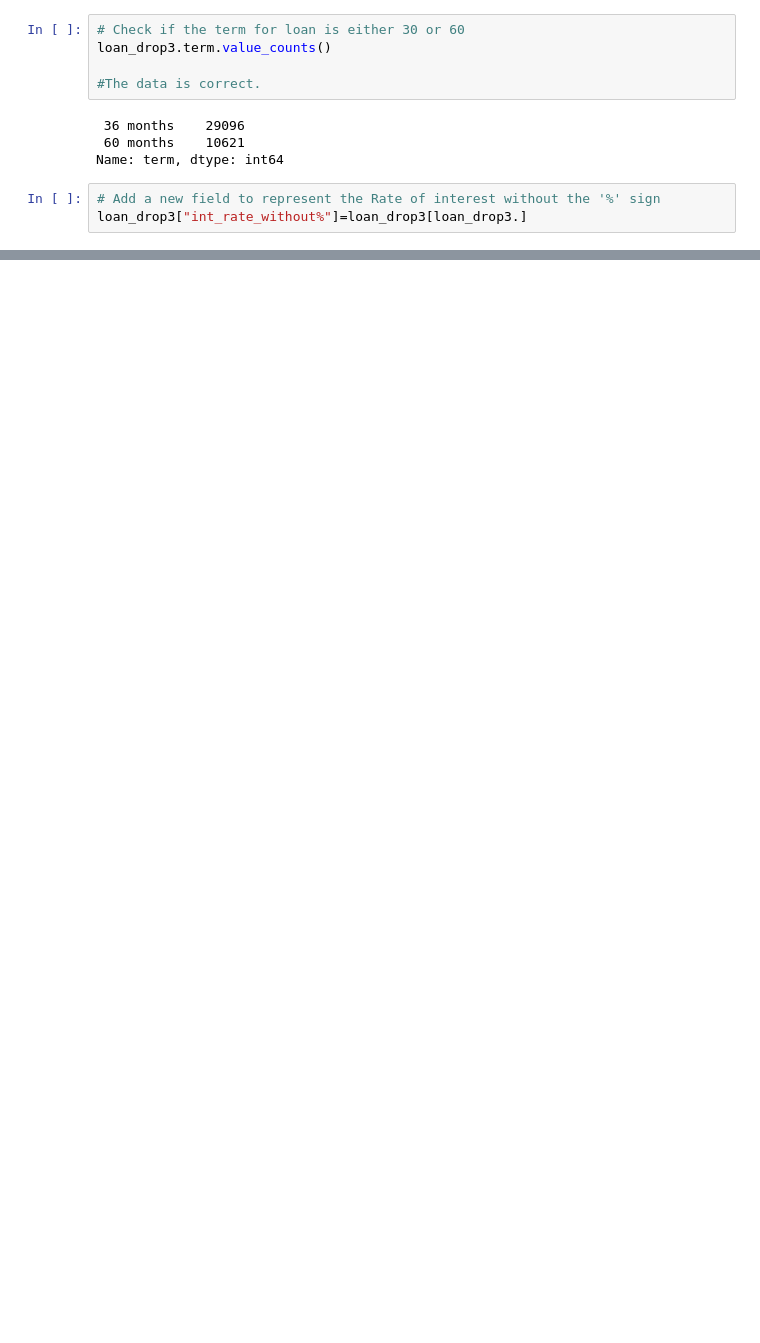
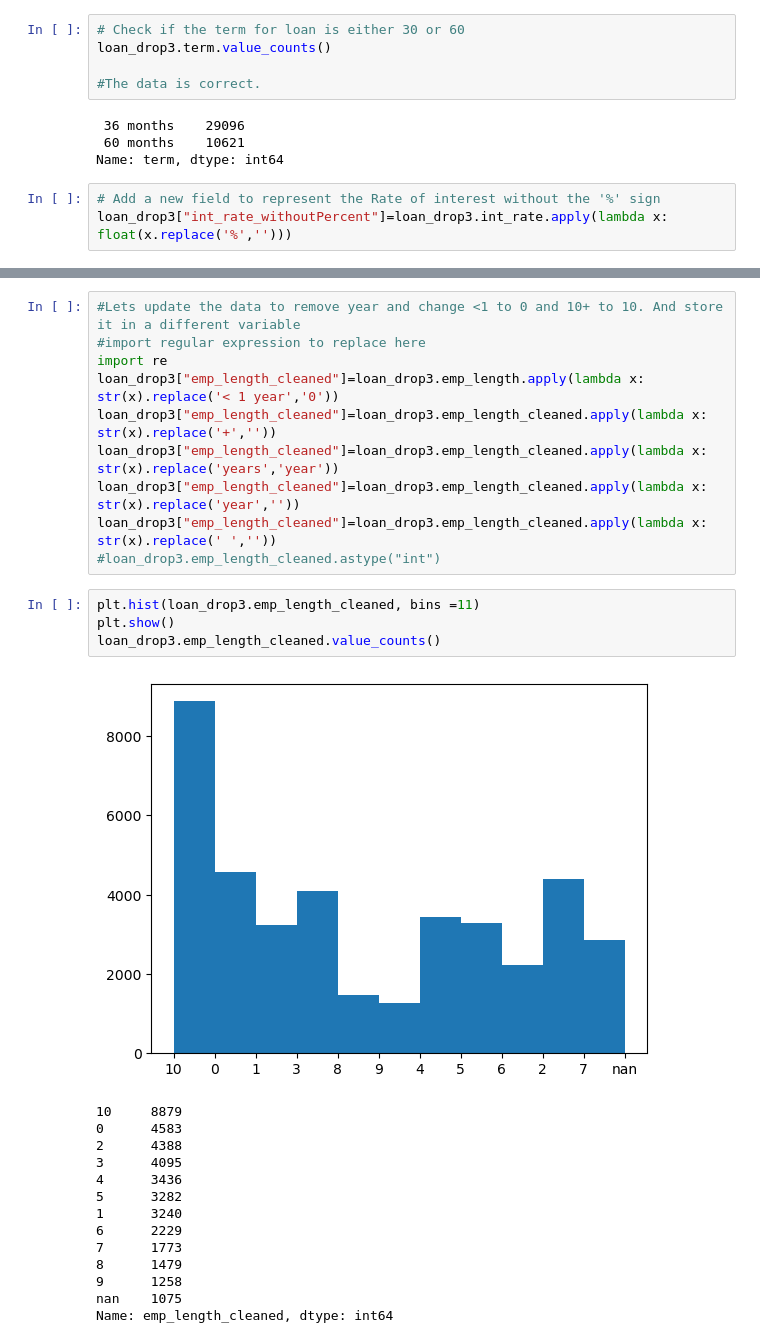
Before and after one commit to udayrangta89/LendingClubCaseStudy, a Jupyter notebook: UdayRangta.ipynb, the cells around one changed output, grey strips where cells are left out. Drawn from its saved outputs; the diff is of its cells as text; blank space fills up the shorter version.

```diff
--- a/UdayRangta.ipynb
+++ b/UdayRangta.ipynb
@@ -272,4 +327,4 @@ loan_drop3.term.value_counts()
 Name: term, dtype: int64
 # %%
 # Add a new field to represent the Rate of interest without the '%' sign
-loan_drop3["int_rate_without%"]=loan_drop3[loan_drop3.]
+loan_drop3["int_rate_withoutPercent"]=loan_drop3.int_rate.apply(lambda x: float(x.replace('%','')))
@@ -275,0 +347,29 @@ loan_drop3["int_rate_without%"]=loan_drop3[loan_drop3.]
+# %%
+#Lets update the data to remove year and change <1 to 0 and 10+ to 10. And store it in a different variable
+#import regular expression to replace here
+import re
+loan_drop3["emp_length_cleaned"]=loan_drop3.emp_length.apply(lambda x: str(x).replace('< 1 year','0'))
+loan_drop3["emp_length_cleaned"]=loan_drop3.emp_length_cleaned.apply(lambda x: str(x).replace('+',''))
+loan_drop3["emp_length_cleaned"]=loan_drop3.emp_length_cleaned.apply(lambda x: str(x).replace('years','year'))
+loan_drop3["emp_length_cleaned"]=loan_drop3.emp_length_cleaned.apply(lambda x: str(x).replace('year',''))
+loan_drop3["emp_length_cleaned"]=loan_drop3.emp_length_cleaned.apply(lambda x: str(x).replace(' ',''))
+#loan_drop3.emp_length_cleaned.astype("int")
+# %%
+plt.hist(loan_drop3.emp_length_cleaned, bins =11)
+plt.show()
+loan_drop3.emp_length_cleaned.value_counts()
+# %% [output]
+[figure, added]
+10     8879
+0      4583
+2      4388
+3      4095
+4      3436
+5      3282
+1      3240
+6      2229
+7      1773
+8      1479
+9      1258
+nan    1075
+Name: emp_length_cleaned, dtype: int64
```
Also changed, not shown: parts of 17 cells of this notebook.
